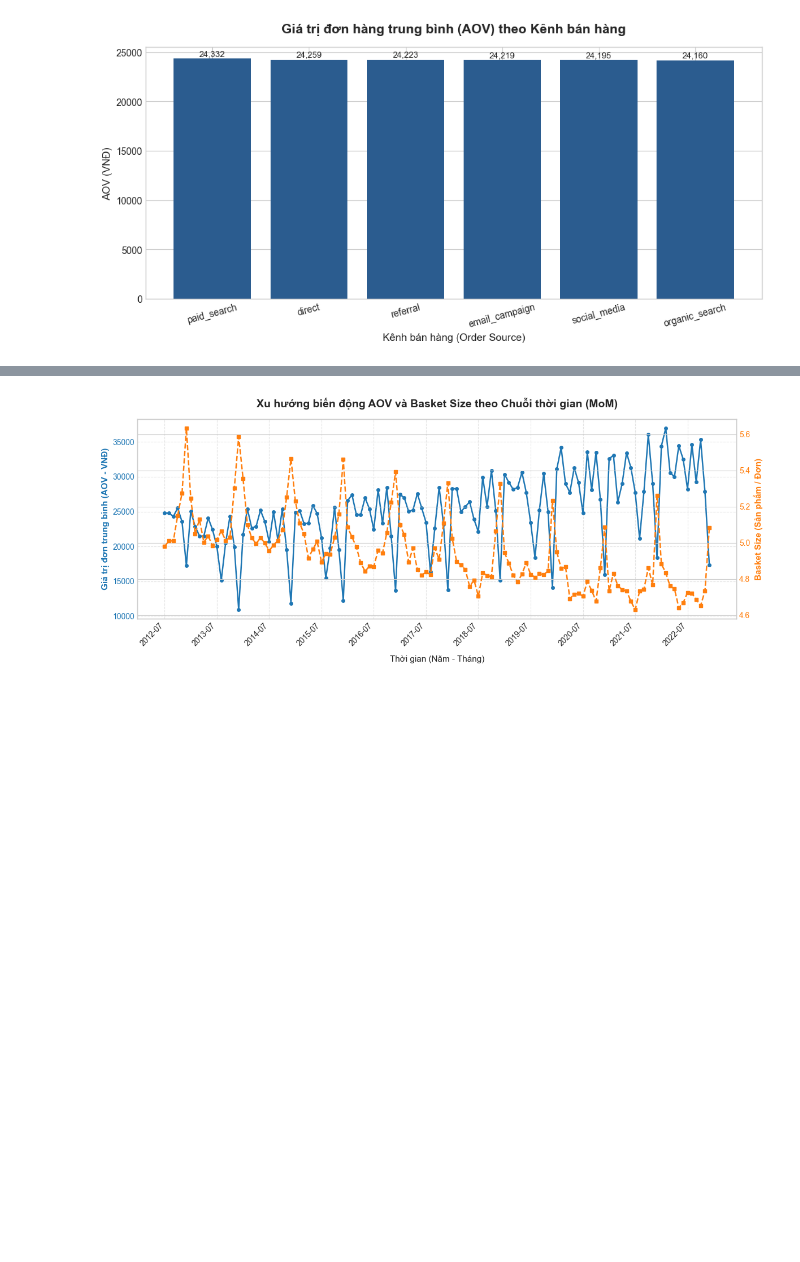
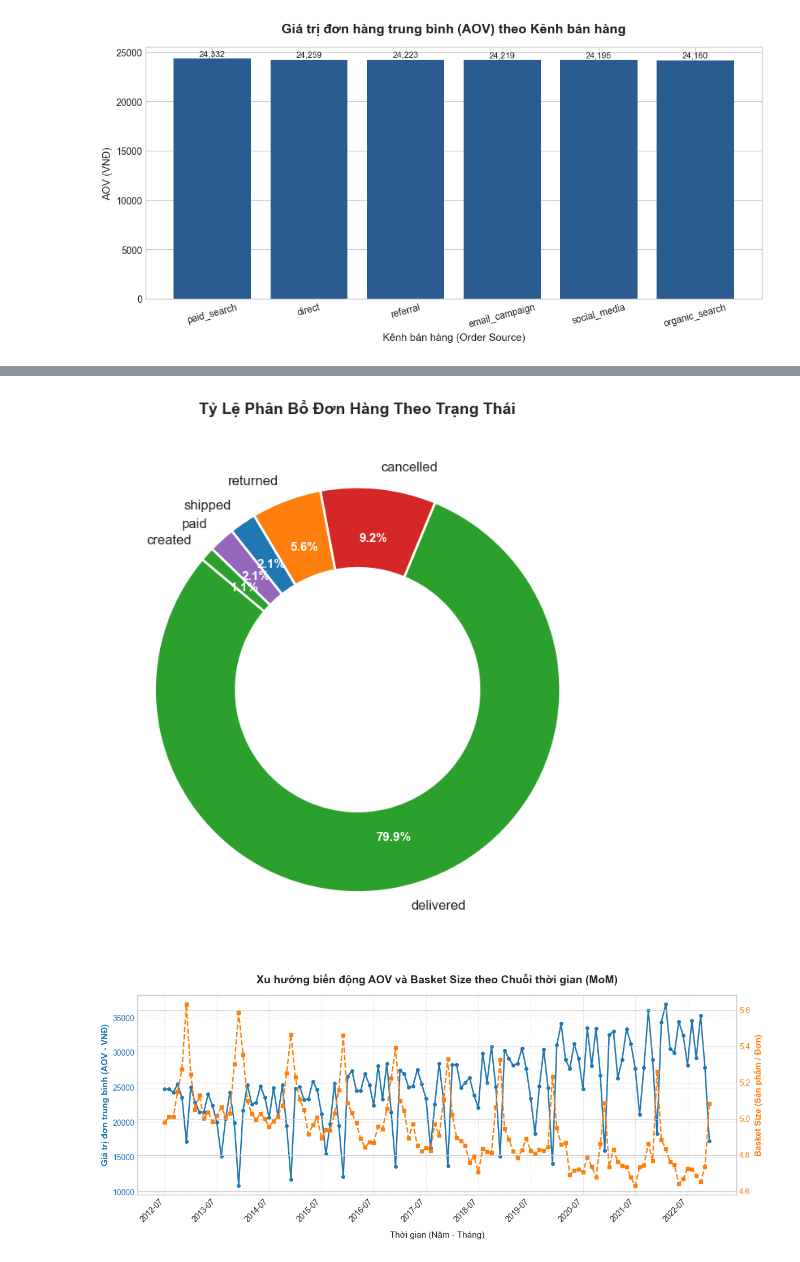
Before and after one commit to meanvux07/DAAI_N2.2, a Jupyter notebook: ProblemStatement/Problem_3_Problem_statement_3.ipynb, the cells around one changed output, grey strips where cells are left out. Cells and saved outputs as stored; diff of their text form; code cells hidden in the pictures; blank space fills up the shorter version.

```diff
--- a/Problem/Problem_3_Problem_statement_3.ipynb
+++ b/ProblemStatement/Problem_3_Problem_statement_3.ipynb
@@ -296,3 +352,30 @@ Passing `palette` without assigning `hue` is deprecated and will be removed in v
+# %%
+# Biểu đồ tròn (Donut chart): Tỷ lệ phân bổ số lượng đơn hàng theo Trạng thái
+status_counts = orders['order_status'].value_counts()
+
+plt.figure(figsize=(7, 7))
+colors = ['#2ca02c', '#d62728', '#ff7f0e', '#1f77b4', '#9467bd'] # Phối màu rõ ràng
+
+# Vẽ pie chart với cái lỗ ở giữa (wedgeprops) tạo thành Donut chart
+wedges, texts, autotexts = plt.pie(
+    status_counts,
+    labels=status_counts.index,
+    autopct='%1.1f%%',
+    startangle=140,
+    colors=colors[:len(status_counts)],
+    pctdistance=0.75,
+    wedgeprops=dict(width=0.4, edgecolor='white', linewidth=2) # Tạo hình bánh Donut
+)
+
+# Chỉnh font chữ cho % hiển thị nổi bật
+plt.setp(autotexts, size=11, weight="bold", color="white")
+plt.setp(texts, size=12)
+
+plt.title('Tỷ Lệ Phân Bổ Đơn Hàng Theo Trạng Thái', fontsize=14, fontweight='bold', pad=20)
+plt.tight_layout()
+plt.show()
+# %% [output]
+[figure, added]
 # %%
 import matplotlib.dates as mdates
 
```
Also changed, not shown: parts of 11 cells of this notebook, 46 other files.
